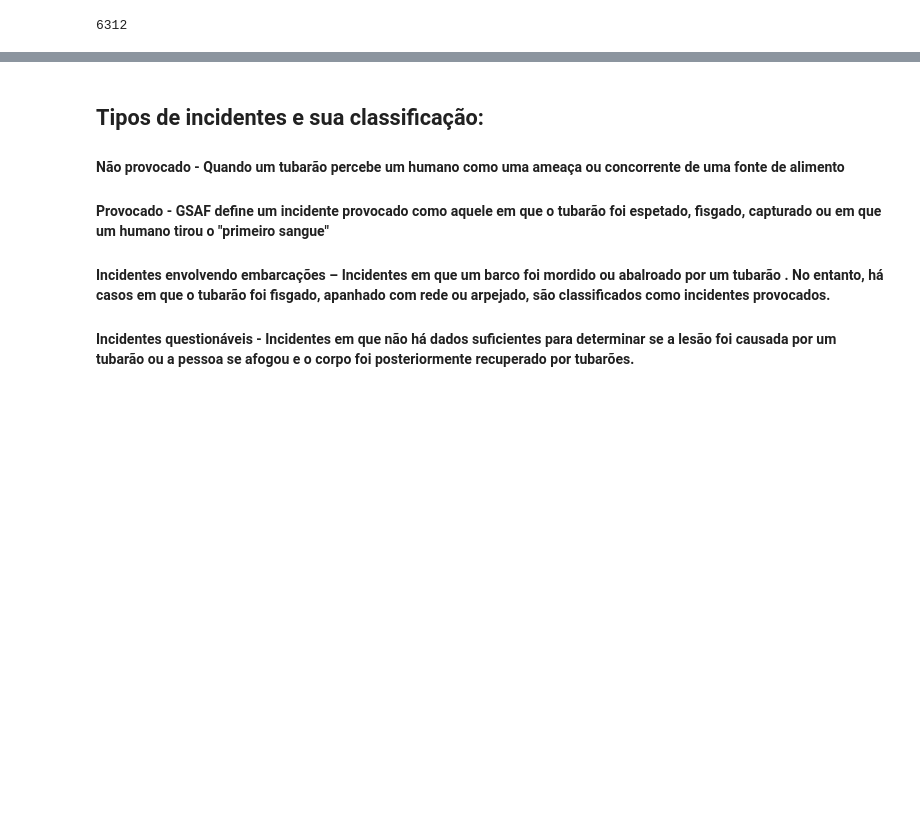
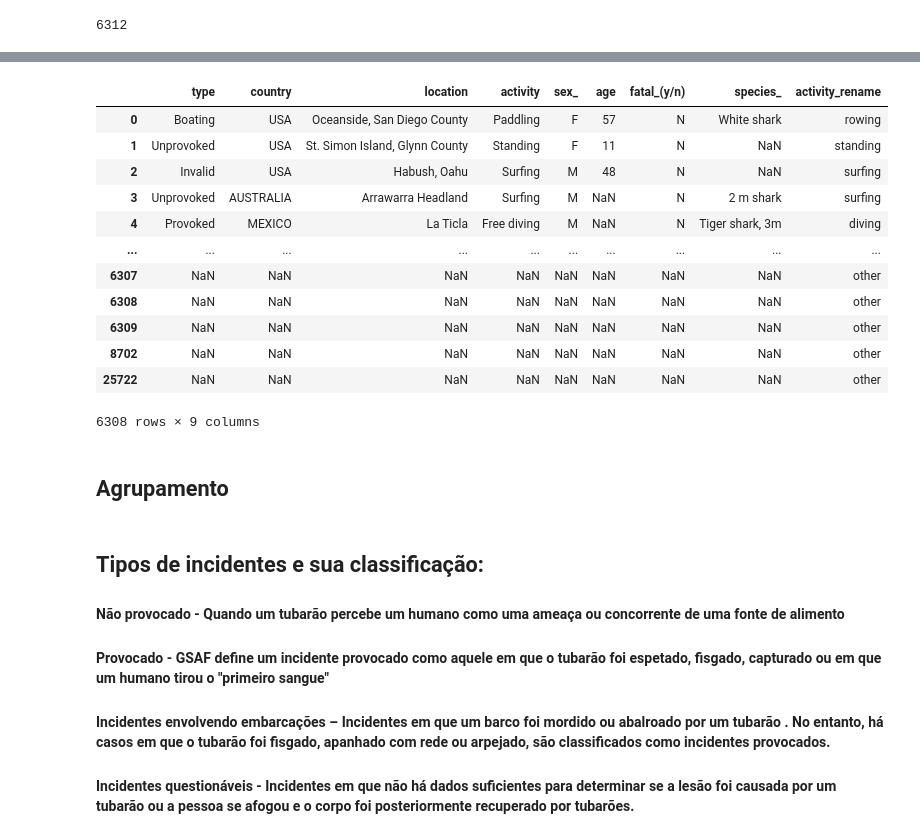
Before and after one commit to claudiagarcia0204/SharkAttack, a Jupyter notebook: Shark Attack.ipynb, the cells around one changed output, grey strips where cells are left out. Saved outputs shown, nothing was run; the diff lists cells and outputs as text; code cells hidden in the pictures; blank space fills up the shorter version.

```diff
--- a/Shark Attack.ipynb
+++ b/Shark Attack.ipynb
@@ -166,0 +162,6 @@ def reference(x):
+# %%
+data.loc[data['sex_'].str.contains('M ', case=False, na=False), 'sex_'] = 'M'
+data.drop(data[data['sex_'] == 'lli'].index, inplace=True)
+data.drop(data[data['sex_'] == 'N'].index, inplace=True)
+data.drop(data[data['sex_'] == '.'].index, inplace=True)
+data['sex_'].value_counts()
@@ -166,0 +172,2 @@ def reference(x):
+# %%
+data = data.dropna(subset = ['sex_'])
@@ -211 +240,12 @@ data['activity'].value_counts()
+# %%
+data.loc[data['activity'].str.contains("Swim", case=False, na=False), 'activity_rename'] = 'swimming'
+data.loc[data['activity'].str.contains("Surf", case=False, na=False), 'activity_rename'] = 'surfing'
+data.loc[data['activity'].str.contains("Fish", case=False, na=False), 'activity_rename'] = 'fishing'
+data.loc[data['activity'].str.contains("Div", case=False, na=False), 'activity_rename'] = 'diving'
+data.loc[data['activity'].str.contains("Bath", case=False, na=False), 'activity_rename'] = 'bathing'
+data.loc[data['activity'].str.contains("stan", case=False, na=False), 'activity_rename'] = 'standing'
+data.loc[data['activity'].str.contains("wadi", case=False, na=False), 'activity_rename'] = 'wading'
+data.loc[data['activity'].str.contains("paddling", case=False, na=False), 'activity_rename'] = 'rowing'
+# %%
+data.loc[data['activity_rename'].isna(),'activity_rename'] = 'other'
 # %%
@@ -213,3 +264,21 @@ data['activity'].value_counts()
+# %%
+data
+# %% [output]
+|  | type | country | location | activity | sex_ | age | fatal_(y/n) | species_ | activity_rename |
+| 0 | Boating | USA | Oceanside, San Diego County | Paddling | F | 57 | N | White shark | rowing |
+| 1 | Unprovoked | USA | St. Simon Island, Glynn County | Standing | F | 11 | N | NaN | standing |
+| 2 | Invalid | USA | Habush, Oahu | Surfing | M | 48 | N | NaN | surfing |
+| 3 | Unprovoked | AUSTRALIA | Arrawarra Headland | Surfing | M | NaN | N | 2 m shark | surfing |
+| 4 | Provoked | MEXICO | La Ticla | Free diving | M | NaN | N | Tiger shark, 3m | diving |
+| ... | ... | ... | ... | ... | ... | ... | ... | ... | ... |
+| 6307 | NaN | NaN | NaN | NaN | NaN | NaN | NaN | NaN | other |
+| 6308 | NaN | NaN | NaN | NaN | NaN | NaN | NaN | NaN | other |
+| 6309 | NaN | NaN | NaN | NaN | NaN | NaN | NaN | NaN | other |
+| 8702 | NaN | NaN | NaN | NaN | NaN | NaN | NaN | NaN | other |
+| 25722 | NaN | NaN | NaN | NaN | NaN | NaN | NaN | NaN | other |
+6308 rows × 9 columns
+# %% [markdown]
+## Agrupamento
 # %% [markdown]
 ## Tipos de incidentes e sua classificação:
 
```
Also changed, not shown: parts of 21 cells of this notebook.
